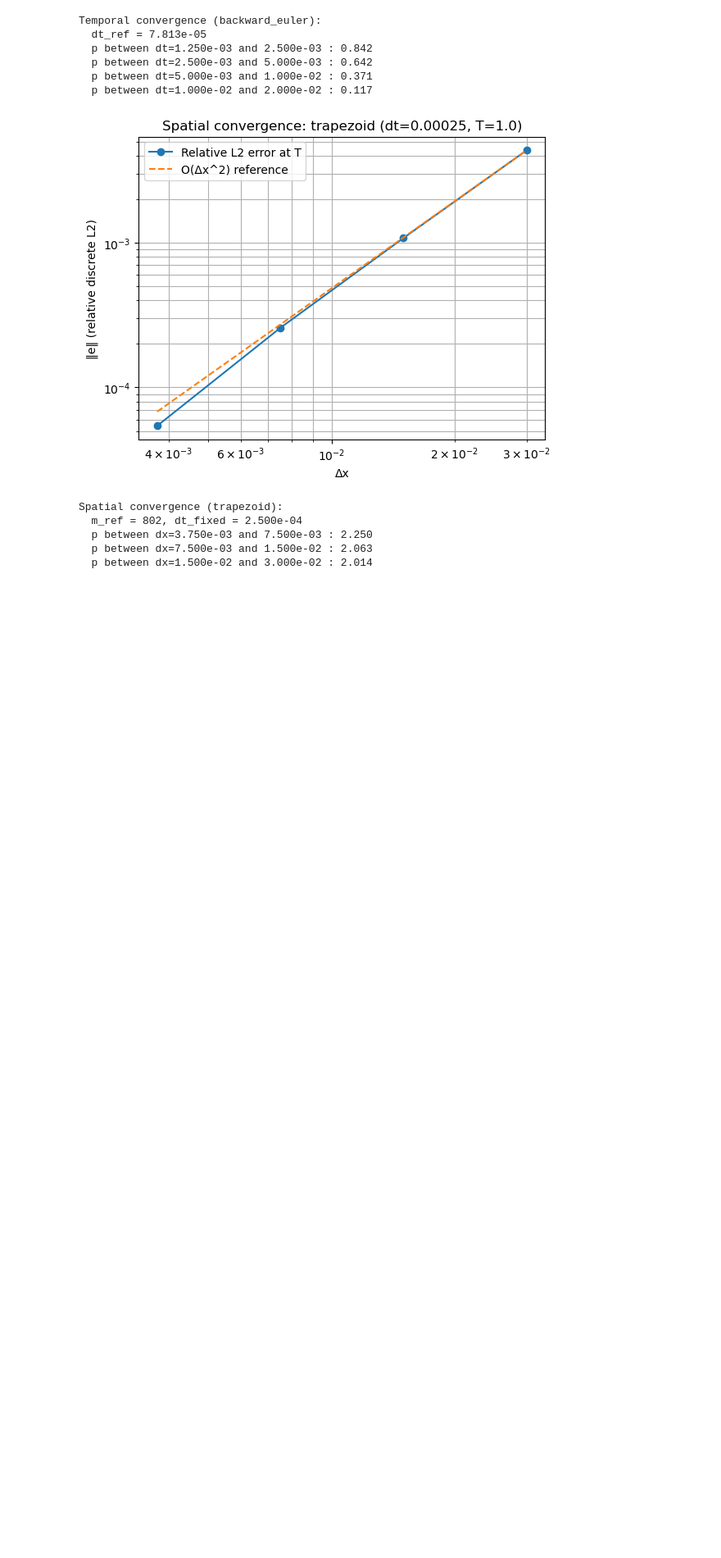
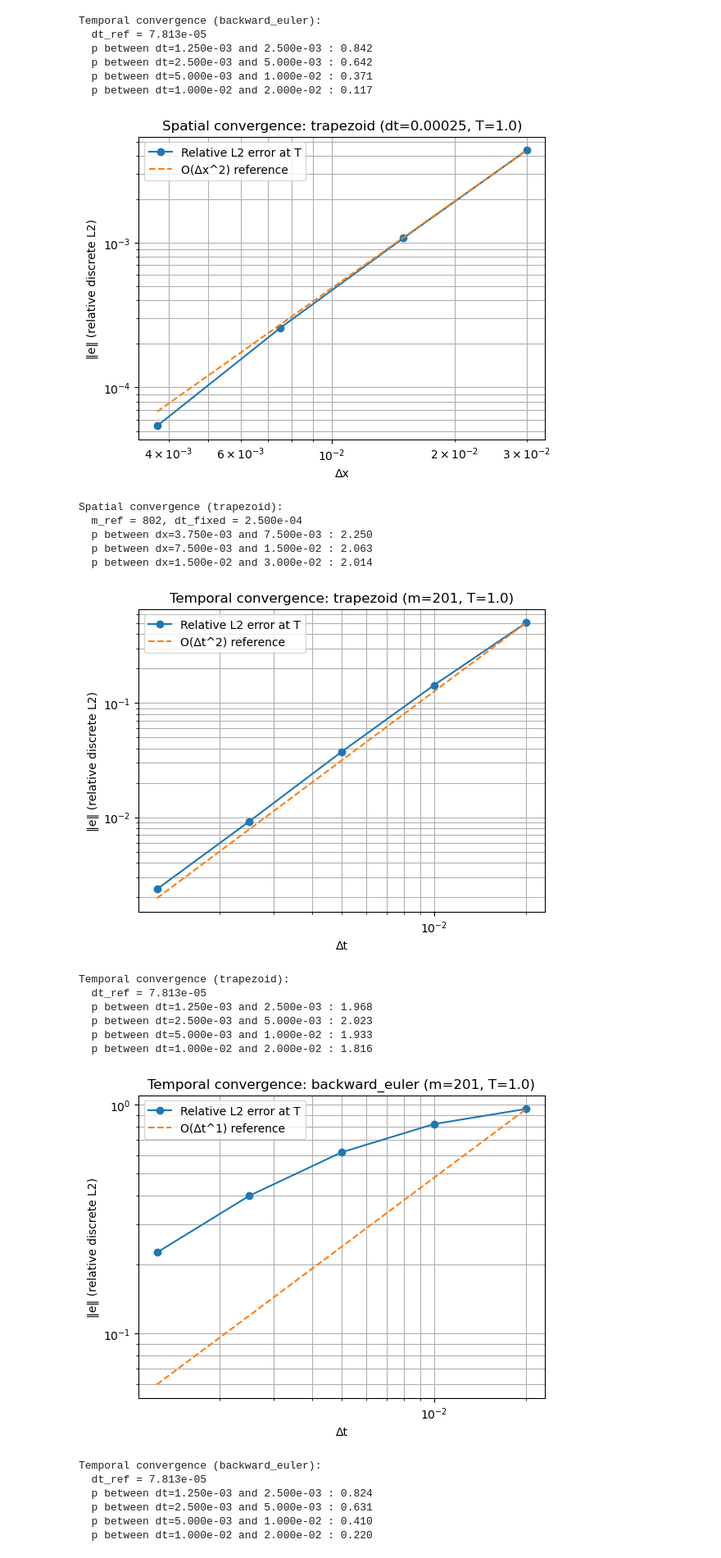
Before and after one commit to dssong2/ae370-project2, a Jupyter notebook: main/notebooks/beam_results.ipynb, the cells around one changed output. Shown: that part at 82% size. Drawn from its saved outputs; the diff is of its cells as text; code cells hidden in the pictures; blank space fills up the shorter version.

Commit message:
Produced error graph results for gust case

```diff
--- a/main/notebooks/beam_results.ipynb
+++ b/main/notebooks/beam_results.ipynb
@@ -168,3 +168,36 @@ Spatial convergence (trapezoid):
   p between dx=3.750e-03 and 7.500e-03 : 2.250
   p between dx=7.500e-03 and 1.500e-02 : 2.063
   p between dx=1.500e-02 and 3.000e-02 : 2.014
+# %%
+nea = NumericalErrorAnalysis(gust)   # or gust
+
+# 1) Temporal convergence for both methods (match expected orders)
+res_trap, res_be = nea.run_temporal_convergence_suite(
+    Tfinal=1.0,
+    dt_list=[2e-2, 1e-2, 5e-3, 2.5e-3, 1.25e-3],
+    dt_ref_factor=16
+)
+
+# 2) Spatial convergence (optional but recommended)
+res_dx_trap = nea.spatial_convergence(
+    method="trapezoid",
+    m_list=[51, 101, 201, 401],
+    dt_fixed=2.5e-4,   # small enough to make time error negligible
+    Tfinal=1.0,
+    expected_order=2
+)
+# %% [output]
+[figure, added]
+Temporal convergence (trapezoid):
+  dt_ref = 7.813e-05
+  p between dt=1.250e-03 and 2.500e-03 : 1.968
+  p between dt=2.500e-03 and 5.000e-03 : 2.023
+  p between dt=5.000e-03 and 1.000e-02 : 1.933
+  p between dt=1.000e-02 and 2.000e-02 : 1.816
+[figure, added]
+Temporal convergence (backward_euler):
+  dt_ref = 7.813e-05
+  p between dt=1.250e-03 and 2.500e-03 : 0.824
+  p between dt=2.500e-03 and 5.000e-03 : 0.631
+  p between dt=5.000e-03 and 1.000e-02 : 0.410
+  p between dt=1.000e-02 and 2.000e-02 : 0.220
```
Also changed, not shown: parts of 1 cell of this notebook.
